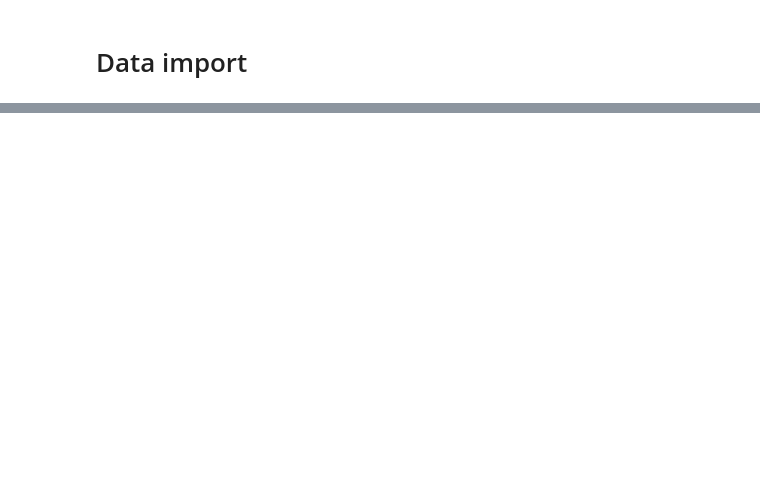
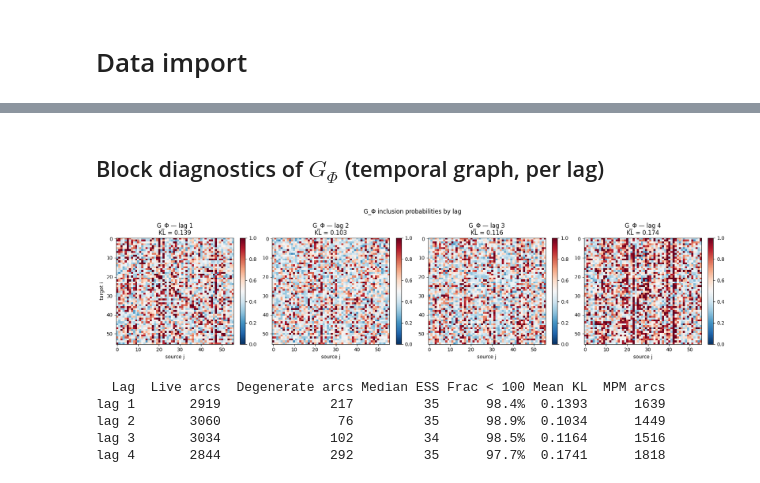
Before and after one commit to Silvia-Guidi/tesi, a Jupyter notebook: notebooks/diagnostics.ipynb, the cells around one changed output, grey strips where cells are left out. Saved outputs shown, nothing was run; the diff lists cells and outputs as text; code cells hidden in the pictures; blank space fills up the shorter version.

```diff
--- a/notebooks/diagnostics.ipynb
+++ b/notebooks/diagnostics.ipynb
@@ -836,0 +417,60 @@ plt.show()
+# %% [markdown]
+## Block diagnostics of $G_Φ$ (temporal graph, per lag)
+# %%
+if "G_Phi" in samples:
+    G_Phi = samples["G_Phi"]                          # (ny, ny, p, N)
+    ny, _, p, N = G_Phi.shape
+
+    # Inclusion probabilities and KL per lag
+    edge_prob_GPhi = G_Phi.mean(axis=3)               # (ny, ny, p)
+
+    fig, axes = plt.subplots(1, p, figsize=(4.5 * p, 4.5))
+    if p == 1:
+        axes = [axes]
+    kl_table = []
+    for s in range(p):
+        ax = axes[s]
+        e = edge_prob_GPhi[:, :, s]
+        im = ax.imshow(e, cmap="RdBu_r", vmin=0, vmax=1, aspect="auto")
+        kl = float(np.mean(kl_bernoulli_to_uniform(e)))
+        kl_table.append({"Lag": LAG_LABELS.get(s, f"lag {s+1}"),
+                         "Mean KL(post||0.5)": f"{kl:.4f}",
+                         "MPM active arcs": int((e > 0.5).sum())})
+        ax.set_title(f"G_Φ — {LAG_LABELS.get(s, f'lag {s+1}')}\n"
+                     f"KL = {kl:.3f}")
+        ax.set_xlabel("source j")
+        if s == 0:
+            ax.set_ylabel("target i")
+        plt.colorbar(im, ax=ax, fraction=0.046)
+    fig.suptitle("G_Φ inclusion probabilities by lag", fontsize=12)
+    fig.tight_layout()
+    plt.show()
+
+    # Per-lag ESS summary, excluding degenerate arcs
+    rows = []
+    for s in range(p):
+        slab = G_Phi[:, :, s, :].astype(np.float64)
+        # Compute ESS arc by arc — vectorized via reshape
+        flat = slab.reshape(-1, N)
+        var = flat.var(axis=1)
+        live_mask = var > 0
+        ess_live = np.array([ess_geyer(flat[k]) for k in np.where(live_mask)[0]])
+        rows.append({
+            "Lag":             LAG_LABELS.get(s, f"lag {s+1}"),
+            "Live arcs":       int(live_mask.sum()),
+            "Degenerate arcs": int((~live_mask).sum()),
+            "Median ESS":      f"{np.median(ess_live):.0f}",
+            "Frac < 100":      f"{(ess_live < 100).mean():.1%}",
+            "Mean KL":         kl_table[s]["Mean KL(post||0.5)"],
+            "MPM arcs":        kl_table[s]["MPM active arcs"],
+        })
+    print(pd.DataFrame(rows).to_string(index=False))
+else:
+    print("G_Phi not in samples.")
+# %% [output]
+[figure, added]
+  Lag  Live arcs  Degenerate arcs Median ESS Frac < 100 Mean KL  MPM arcs
+lag 1       2919              217         35      98.4%  0.1393      1639
+lag 2       3060               76         35      98.9%  0.1034      1449
+lag 3       3034              102         34      98.5%  0.1164      1516
+lag 4       2844              292         35      97.7%  0.1741      1818
```
Also changed, not shown: parts of 72 cells of this notebook.
